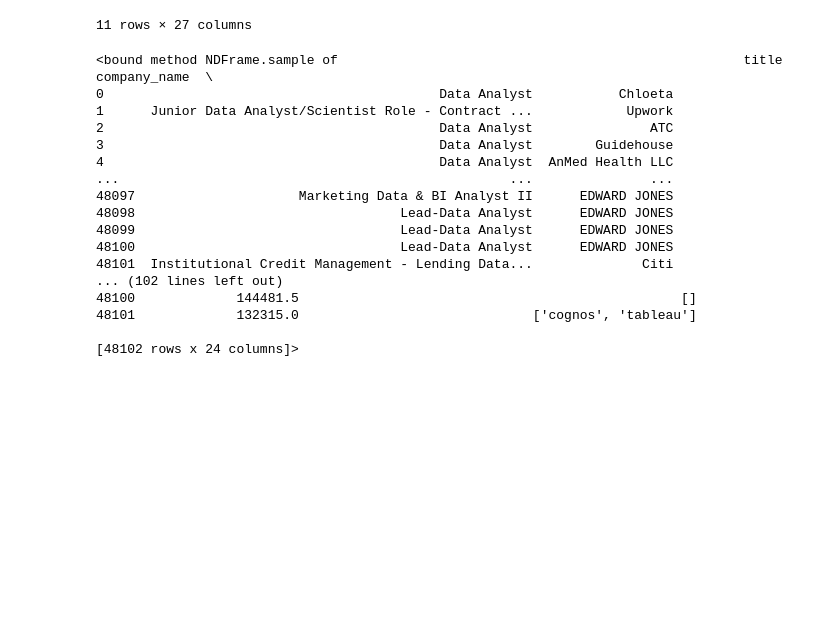
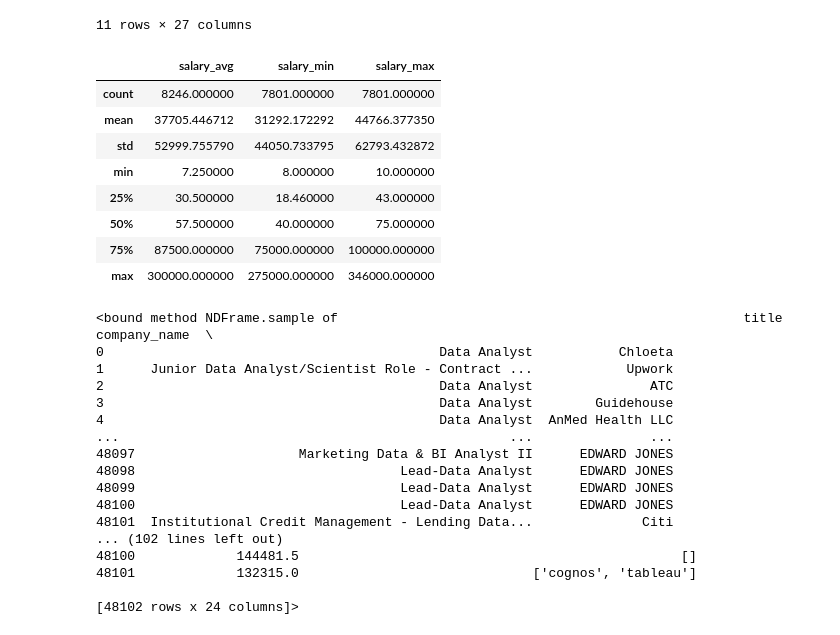
Before and after one commit to Severesix907/Capstone_Project, a Jupyter notebook: Code/EDA Analysis-Jianhang.ipynb, the cells around one changed output. Drawn from its saved outputs; the diff is of its cells as text; code cells hidden in the pictures; blank space fills up the shorter version.

```diff
--- a/Code/EDA Analysis-Jianhang.ipynb
+++ b/Code/EDA Analysis-Jianhang.ipynb
@@ -40,6 +40,18 @@ df.describe(include='all')
 | 75% | 36075.750000 | 1648.000000 | NaN | NaN | NaN | NaN | NaN | NaN | NaN | ... |
 | max | 48101.000000 | 3044.000000 | NaN | NaN | NaN | NaN | NaN | NaN | NaN | ... |
 11 rows × 27 columns
+# %%
+df[['salary_avg', 'salary_min', 'salary_max']].describe()
+# %% [output]
+|  | salary_avg | salary_min | salary_max |
+| count | 8246.000000 | 7801.000000 | 7801.000000 |
+| mean | 37705.446712 | 31292.172292 | 44766.377350 |
+| std | 52999.755790 | 44050.733795 | 62793.432872 |
+| min | 7.250000 | 8.000000 | 10.000000 |
+| 25% | 30.500000 | 18.460000 | 43.000000 |
+| 50% | 57.500000 | 40.000000 | 75.000000 |
+| 75% | 87500.000000 | 75000.000000 | 100000.000000 |
+| max | 300000.000000 | 275000.000000 | 346000.000000 |
 # %%
 df.drop(columns=['commute_time','Unnamed: 0','index'],axis=1, inplace=True)#drop columns that are irrevelant
 # %%
```
Also changed, not shown: parts of 2 cells of this notebook.
